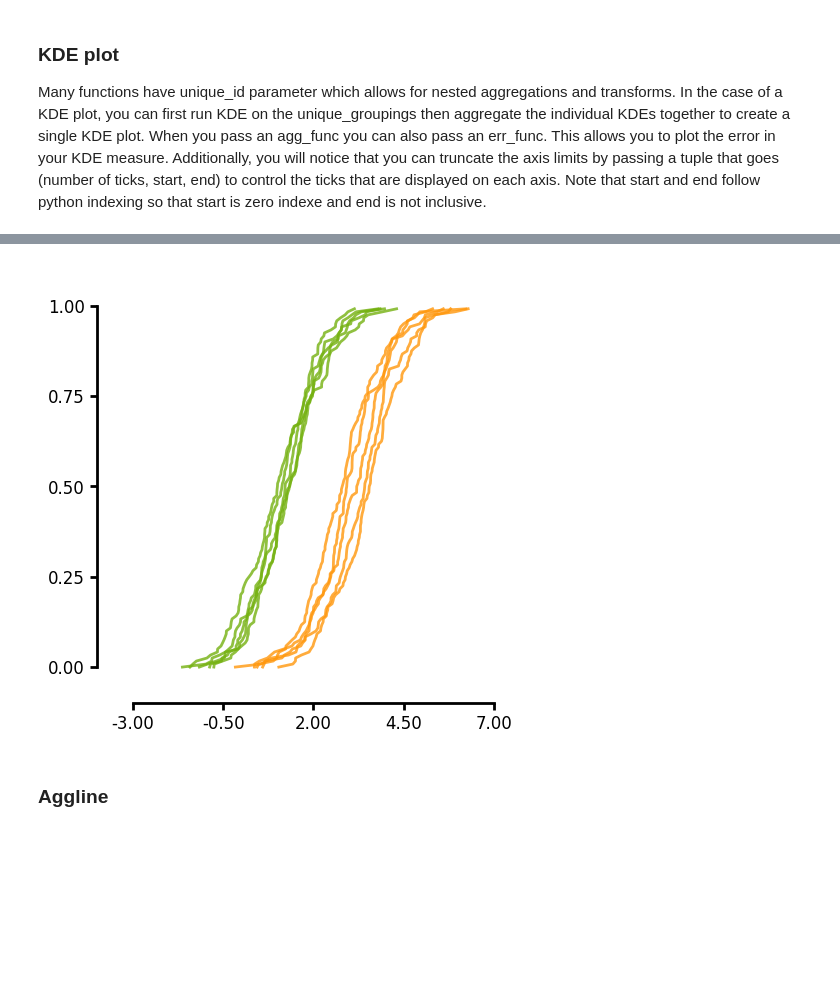
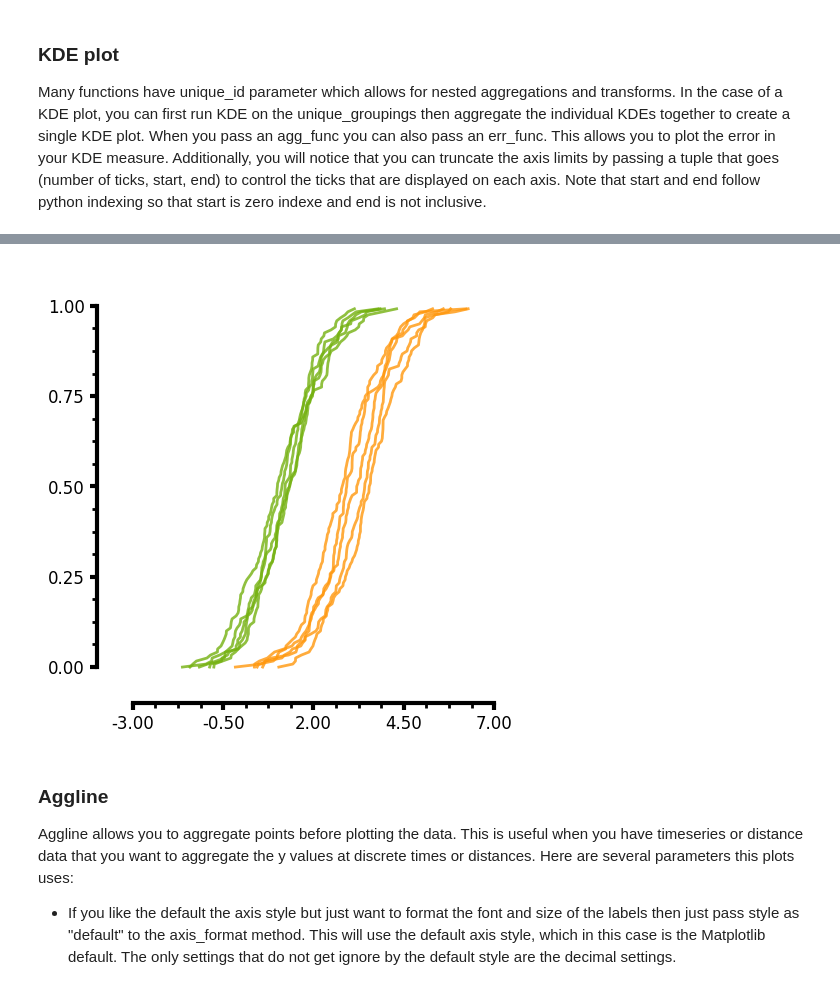
Before and after one commit to LarsHenrikNelson/lithos, a Jupyter notebook: README.ipynb, the cells around one changed output, grey strips where cells are left out. Cells and saved outputs as stored; diff of their text form; code cells hidden in the pictures; blank space fills up the shorter version.

```diff
--- a/README.ipynb
+++ b/README.ipynb
@@ -263,32 +266,42 @@ Additionally you will notice that you can specify two different axis limits to c
 # %%
 df = create_synthetic_data(n_groups=2, n_subgroups=2, n_unique_ids=5, n_points=60)
 plot = (
     LinePlot(data=df)
     .grouping(group="grouping_1")
     .ecdf(
         linecolor="rainbow:100-200",
         linealpha=0.8,
         agg_func=None,
         err_func=None,
         unique_id="unique_grouping",
         fill_between=True,
     )
     .plot_data(y="y")
     .figure(ncols=2)
     .axis(
-        ylim=[-0.1, 1.1],
-        yaxis_lim=[0.0, 1.0],
-        xlim=[-4, 8],
-        xaxis_lim=[-3, 7],
+        ylim=(-0.1, 1.1),
+        yaxis_lim=(0.0, 1.0),
+        xlim=(-4, 8),
+        xaxis_lim=(-3, 7),
         ydecimals=2,
         xdecimals=2,
     )
+    .axis_format(
+        linewidth=3,
+        tickwidth=3,
+        xminorticks=3,
+        yminorticks=3,
+        minor_ticklength=3.5,
+        minor_tickwidth=2,
+    )
     .plot()
 )
 # %% [output]
-[figure, old version]
+[figure, new version]
-# %% [markdown]
-### Aggline
+# %% [markdown]
+### Aggline
+Aggline allows you to aggregate points before plotting the data. This is useful when you have timeseries or distance data that you want to aggregate the y values at discrete times or distances. Here are several parameters this plots uses:
+* If you like the default the axis style but just want to format the font and size of the labels then just pass style as "default" to the axis_format method. This will use the default axis style, which in this case is the Matplotlib default. The only settings that do not get ignore by the default style are the decimal settings.
 # %%
 df = create_synthetic_data(n_groups=2, n_subgroups=2, n_unique_ids=5, n_points=60)
 plot = (
```
Also changed, not shown: parts of 5 cells of this notebook, 3 other files.
